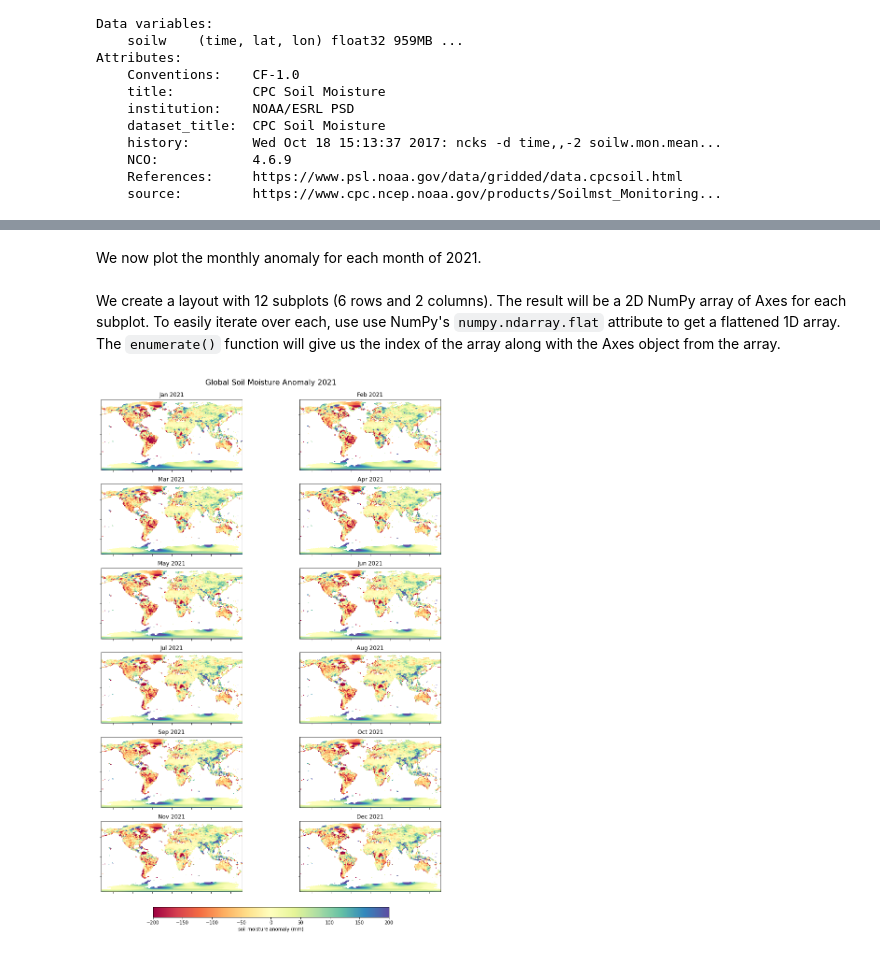
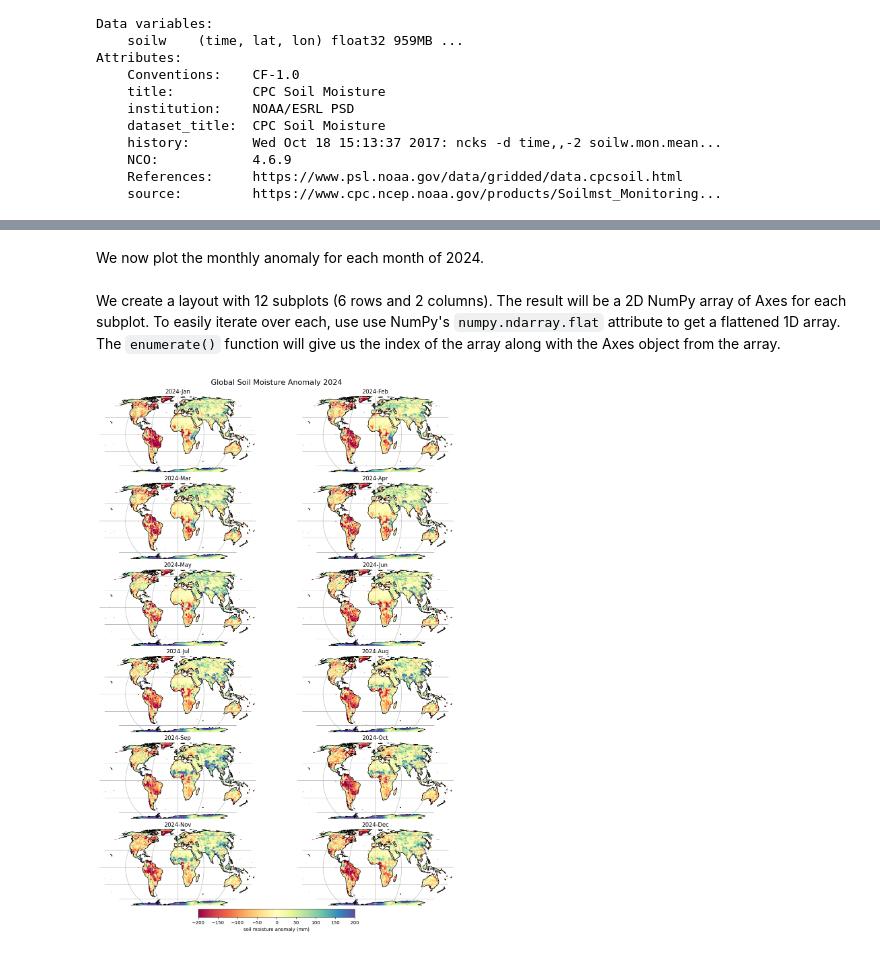
Before and after one commit to spatialthoughts/geopython-tutorials, a Jupyter notebook: notebooks/xarray_climate_anomaly.ipynb, the cells around one changed output, grey strips where cells are left out. Drawn from its saved outputs; the diff is of its cells as text; code cells hidden in the pictures.

```diff
--- a/notebooks/xarray_climate_anomaly.ipynb
+++ b/notebooks/xarray_climate_anomaly.ipynb
@@ -86,5 +94,0 @@ da
-# %%
-fig, ax = plt.subplots(1, 1)
-fig.set_size_inches(15, 7)
-da.isel(time=0).plot.imshow(ax=ax)
-plt.show()
@@ -95,8 +97,3 @@ We transform the date from 0-360 longitude to -180-+180 longitudes
 # %%
 da.coords['lon'] = (da.coords['lon'] + 180) % 360 - 180
 da = da.sortby(da.lon)
-# %%
-fig, ax = plt.subplots(1, 1)
-fig.set_size_inches(15, 7)
-da.isel(time=-1).plot.imshow(ax=ax)
-plt.show()
@@ -111,5 +107,0 @@ anomaly = da.groupby('time.month') - mean
-# %%
-fig, ax = plt.subplots(1, 1)
-fig.set_size_inches(15, 7)
-anomaly.isel(time=0).plot.imshow(ax=ax, cmap='Spectral', vmin=-200, vmax=200)
-plt.show()
@@ -118,29 +108,37 @@ plt.show()
 # %% [markdown]
-We now plot the monthly anomaly for each month of 2021.
+We now plot the monthly anomaly for each month of 2024.
 # %%
-anomaly2021 = anomaly.sel(time='2021')
+anomaly2024 = anomaly.sel(time='2024')
 # %% [markdown]
 We create a layout with 12 subplots (6 rows and 2 columns). The result will be a 2D NumPy array of Axes for each subplot. To easily iterate over each, use use NumPy's `numpy.ndarray.flat` attribute to get a flattened 1D array. The `enumerate()` function will give us the index of the array along with the Axes object from the array.
 # %%
-fig, axes = plt.subplots(6, 2, sharex=True, sharey=True, constrained_layout=True)
+projection = ccrs.EqualEarth()
+
+fig, axes = plt.subplots(6, 2, sharex=True, sharey=True,
+                         constrained_layout=True,
+                         subplot_kw={'projection': projection})
 fig.set_size_inches(11.7, 16.5)
 
-month_names = ['Jan', 'Feb', 'Mar', 'Apr', 'May', 'Jun', 'Jul', 'Aug', 'Sep', 'Oct', 'Nov', 'Dec']
 
-index = 0
 for index, ax in enumerate(axes.flat):
-    data = anomaly2021.isel(time=index)
-    im = data.plot(ax=ax, cmap='Spectral', vmin=-200, vmax=200,
-                   add_colorbar=False, add_labels=False)
-    ax.set_title(month_names[index] + ' 2021')
+    data = anomaly2024.isel(time=index)
+    im = data.plot(
+        ax=ax,
+        transform=ccrs.PlateCarree(),  # Data is in PlateCarree
+        cmap='Spectral',
+        vmin=-200, vmax=200,
+        add_colorbar=False, add_labels=False)
+    title = pd.to_datetime(data.time.values).strftime('%Y-%b')
+    ax.set_title(title)
     ax.set_aspect('equal')
-
-    ax.get_xaxis().set_ticklabels([])
-    ax.get_yaxis().set_ticklabels([])
+    ax.set_axis_off()
+    ax.coastlines()
+    ax.gridlines()
 
 # Place the colorbar spanning the two bottom axes
-fig.colorbar(im, ax=axes[5, :2], shrink=0.6, location='bottom', label='soil moisture anomaly (mm)')
-fig.suptitle('Global Soil Moisture Anomaly 2021', fontsize=16)
+fig.colorbar(im, ax=axes[5, :2], shrink=0.4, pad=0.05, location='bottom',
+             label='soil moisture anomaly (mm)')
+fig.suptitle('Global Soil Moisture Anomaly 2024', fontsize=16)
 plt.show()
 # %% [output]
-[figure, old version]
+[figure, new version]
```
Also changed, not shown: parts of 15 cells of this notebook.
